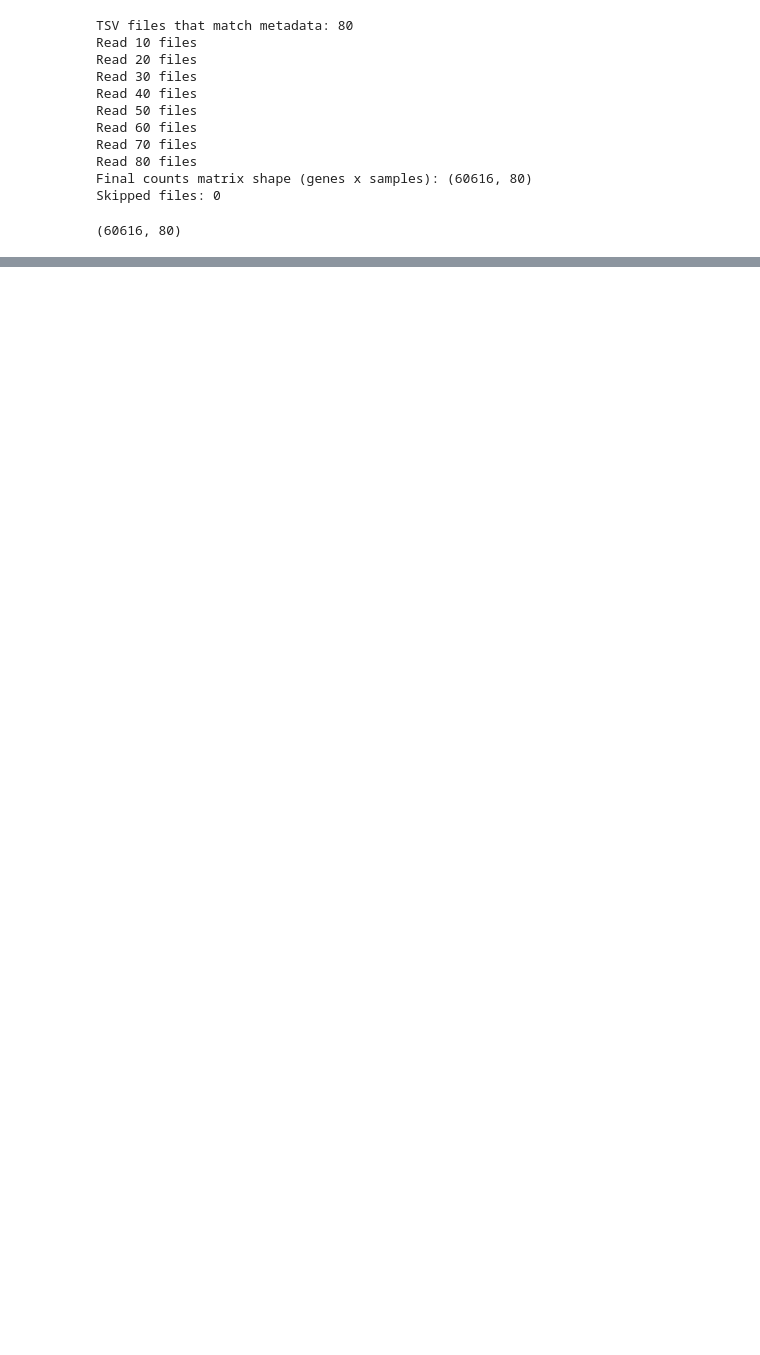
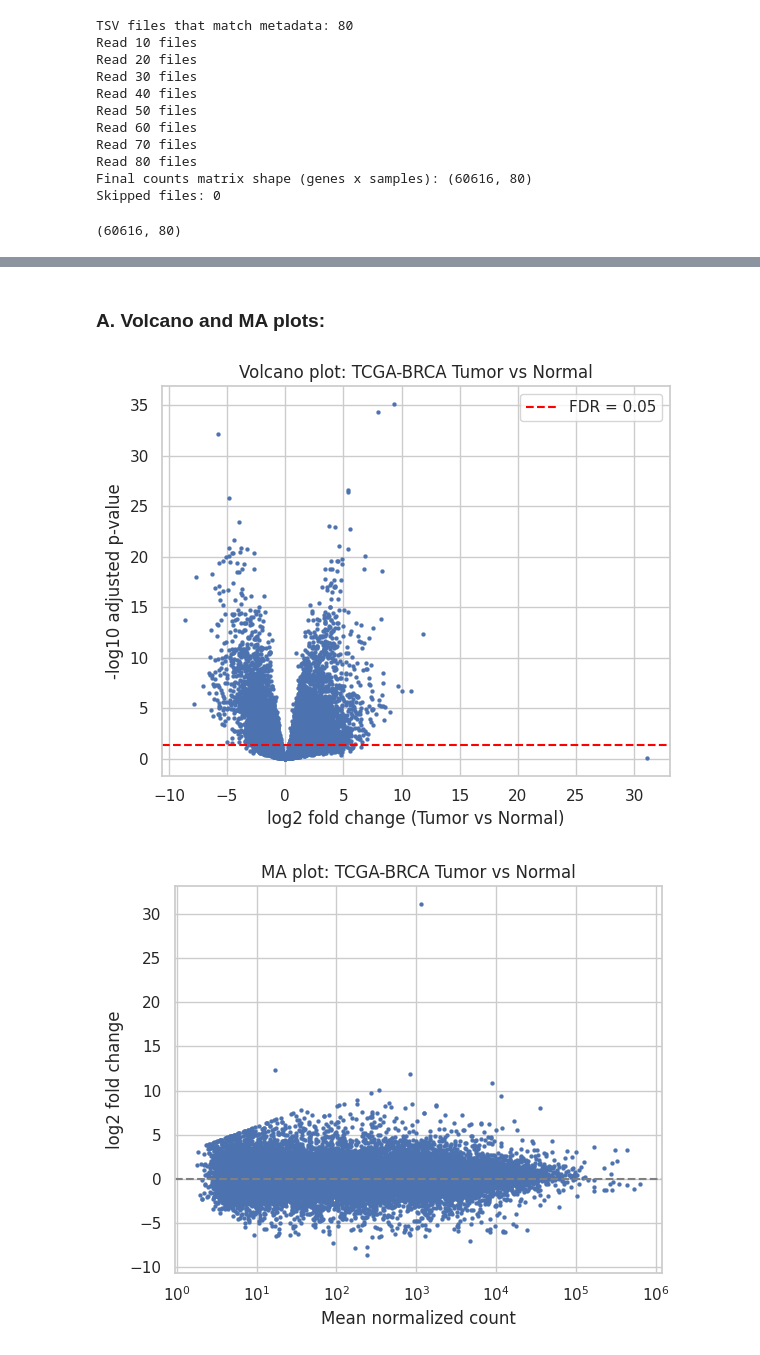
Before and after one commit to akhileshkumbhar05-ui/bioinformatics-course-project, a Jupyter notebook: Bioinformatics_Course_Project.ipynb, the cells around one changed output, grey strips where cells are left out. Cells and saved outputs as stored; diff of their text form; code cells hidden in the pictures; blank space fills up the shorter version.

```diff
--- a/Bioinformatics_Course_Project.ipynb
+++ b/Bioinformatics_Course_Project.ipynb
@@ -369,0 +604,41 @@ meta.to_csv("tcga_brca_star_metadata.csv", index=False)
+# %% [markdown]
+### A. Volcano and MA plots:
+# %%
+# helper for -log10 padj
+res_df["neg_log10_padj"] = -np.log10(res_df["padj"])
+
+# Volcano
+plt.figure(figsize=(6, 5))
+sns.scatterplot(
+    data=res_df,
+    x="log2FoldChange",
+    y="neg_log10_padj",
+    s=8,
+    edgecolor=None,
+)
+plt.axhline(-np.log10(0.05), color="red", linestyle="--", label="FDR = 0.05")
+plt.xlabel("log2 fold change (Tumor vs Normal)")
+plt.ylabel("-log10 adjusted p-value")
+plt.title("Volcano plot: TCGA-BRCA Tumor vs Normal")
+plt.legend()
+plt.tight_layout()
+plt.show()
+
+# MA plot
+plt.figure(figsize=(6, 5))
+sns.scatterplot(
+    x=res_df["baseMean"],
+    y=res_df["log2FoldChange"],
+    s=8,
+    edgecolor=None,
+)
+plt.xscale("log")
+plt.xlabel("Mean normalized count")
+plt.ylabel("log2 fold change")
+plt.title("MA plot: TCGA-BRCA Tumor vs Normal")
+plt.axhline(0, color="grey", linestyle="--")
+plt.tight_layout()
+plt.show()
+# %% [output]
+[figure, added]
+[figure, added]
```
Also changed, not shown: parts of 19 cells of this notebook.
